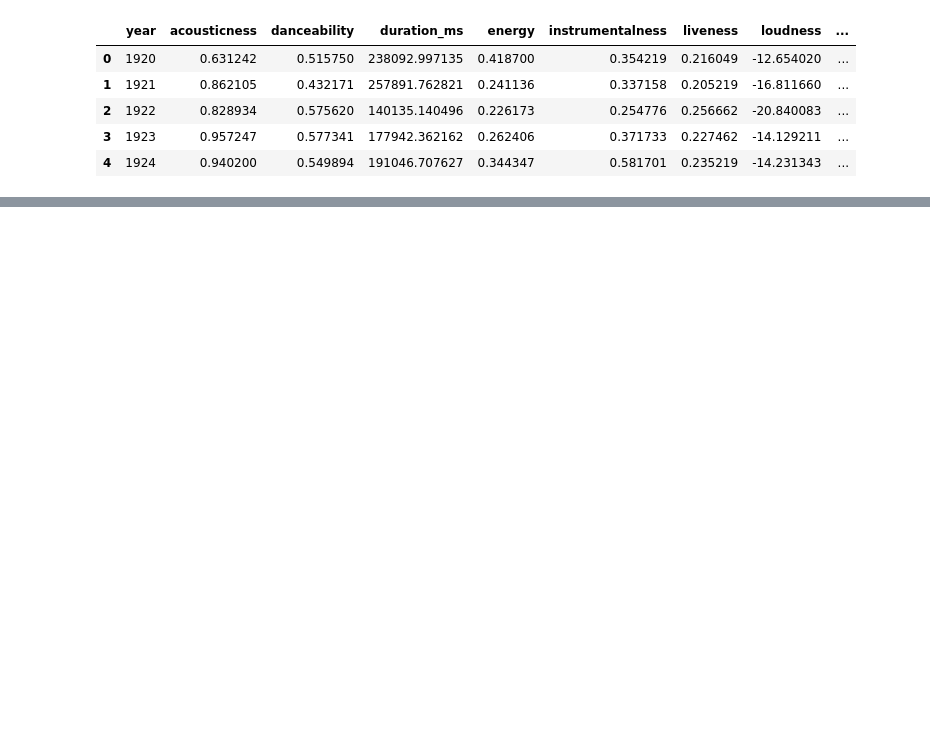
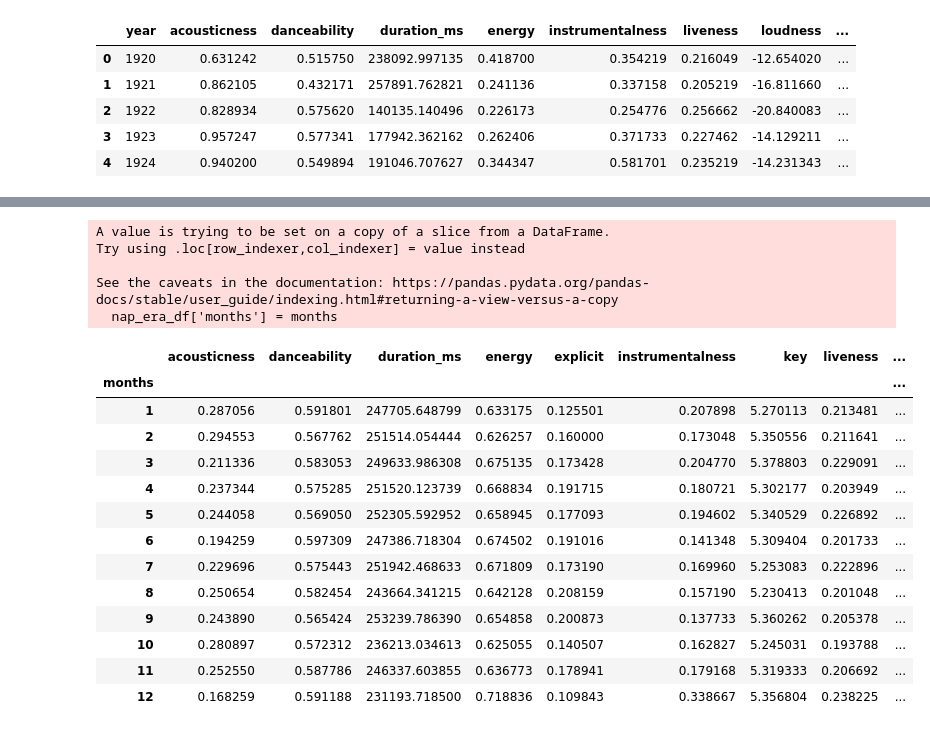
Before and after one commit to GregMaginn/Project-01, a Jupyter notebook: song_variables_by_date.ipynb, the cells around one changed output, grey strips where cells are left out. Cells and saved outputs as stored; diff of their text form; code cells hidden in the pictures; blank space fills up the shorter version.

```diff
--- a/song_variables_by_date.ipynb
+++ b/song_variables_by_date.ipynb
@@ -36,0 +64,10 @@ data2020.sort_values(by =['release_date'], ascending = True).head()
+# %%
+#Seems to have worked with just one year, so I will be comparing all months for the last 20 years now
+#picking all years after 2000 as that napster was founded in 2001 and people were able to have more autonomy over
+#there musical choices
+
+nap_era_df = entire_dataset.loc[entire_dataset['year'] > 2000]
+dates_not_dt = nap_era_df['release_date']
+dates_dt = pd.to_datetime(dates_not_dt, yearfirst=True)
+dates_dt = dates_dt.dropna()
+dates_dt
@@ -36,0 +87,28 @@ data2020.sort_values(by =['release_date'], ascending = True).head()
+# %%
+months = []
+for x in dates_dt:
+    months.append(x.month)
+
+nap_era_df['months'] = months
+nap_era_grouped = nap_era_df.groupby('months')
+nap_era_grouped.mean()
+# %% [output]
+A value is trying to be set on a copy of a slice from a DataFrame.
+Try using .loc[row_indexer,col_indexer] = value instead
+
+See the caveats in the documentation: https://pandas.pydata.org/pandas-docs/stable/user_guide/indexing.html#returning-a-view-versus-a-copy
+  nap_era_df['months'] = months
+|  | acousticness | danceability | duration_ms | energy | explicit | instrumentalness | key | liveness | ... |
+| months |  |  |  |  |  |  |  |  | ... |
+| 1 | 0.287056 | 0.591801 | 247705.648799 | 0.633175 | 0.125501 | 0.207898 | 5.270113 | 0.213481 | ... |
+| 2 | 0.294553 | 0.567762 | 251514.054444 | 0.626257 | 0.160000 | 0.173048 | 5.350556 | 0.211641 | ... |
+| 3 | 0.211336 | 0.583053 | 249633.986308 | 0.675135 | 0.173428 | 0.204770 | 5.378803 | 0.229091 | ... |
+| 4 | 0.237344 | 0.575285 | 251520.123739 | 0.668834 | 0.191715 | 0.180721 | 5.302177 | 0.203949 | ... |
+| 5 | 0.244058 | 0.569050 | 252305.592952 | 0.658945 | 0.177093 | 0.194602 | 5.340529 | 0.226892 | ... |
+| 6 | 0.194259 | 0.597309 | 247386.718304 | 0.674502 | 0.191016 | 0.141348 | 5.309404 | 0.201733 | ... |
+| 7 | 0.229696 | 0.575443 | 251942.468633 | 0.671809 | 0.173190 | 0.169960 | 5.253083 | 0.222896 | ... |
+| 8 | 0.250654 | 0.582454 | 243664.341215 | 0.642128 | 0.208159 | 0.157190 | 5.230413 | 0.201048 | ... |
+| 9 | 0.243890 | 0.565424 | 253239.786390 | 0.654858 | 0.200873 | 0.137733 | 5.360262 | 0.205378 | ... |
+| 10 | 0.280897 | 0.572312 | 236213.034613 | 0.625055 | 0.140507 | 0.162827 | 5.245031 | 0.193788 | ... |
+| 11 | 0.252550 | 0.587786 | 246337.603855 | 0.636773 | 0.178941 | 0.179168 | 5.319333 | 0.206692 | ... |
+| 12 | 0.168259 | 0.591188 | 231193.718500 | 0.718836 | 0.109843 | 0.338667 | 5.356804 | 0.238225 | ... |
```
Also changed, not shown: parts of 6 cells of this notebook.
